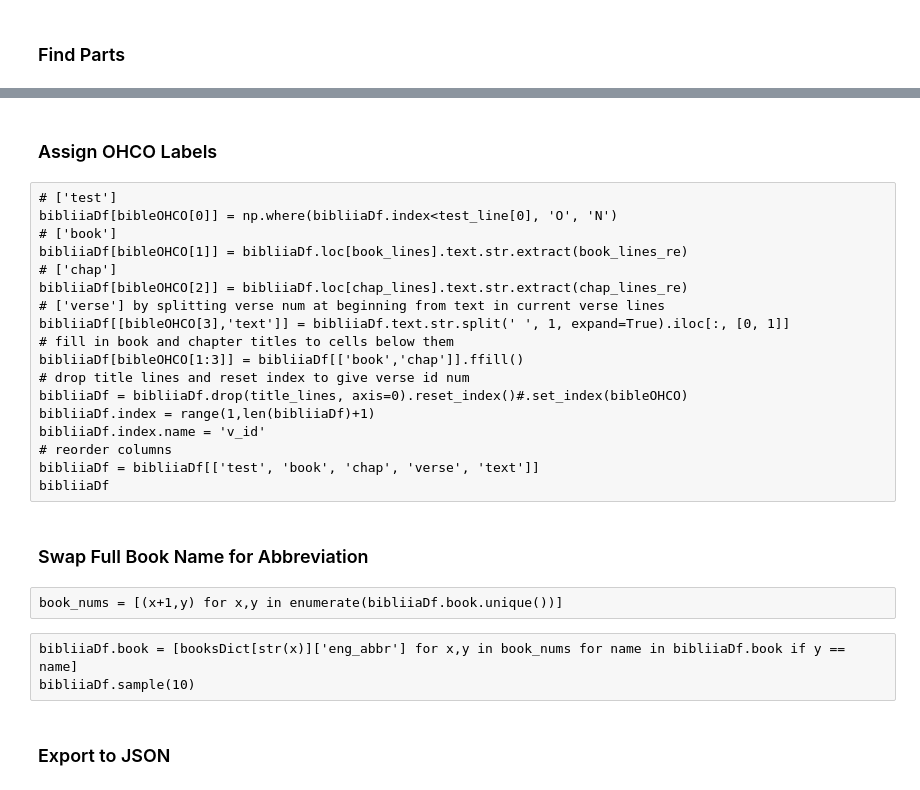
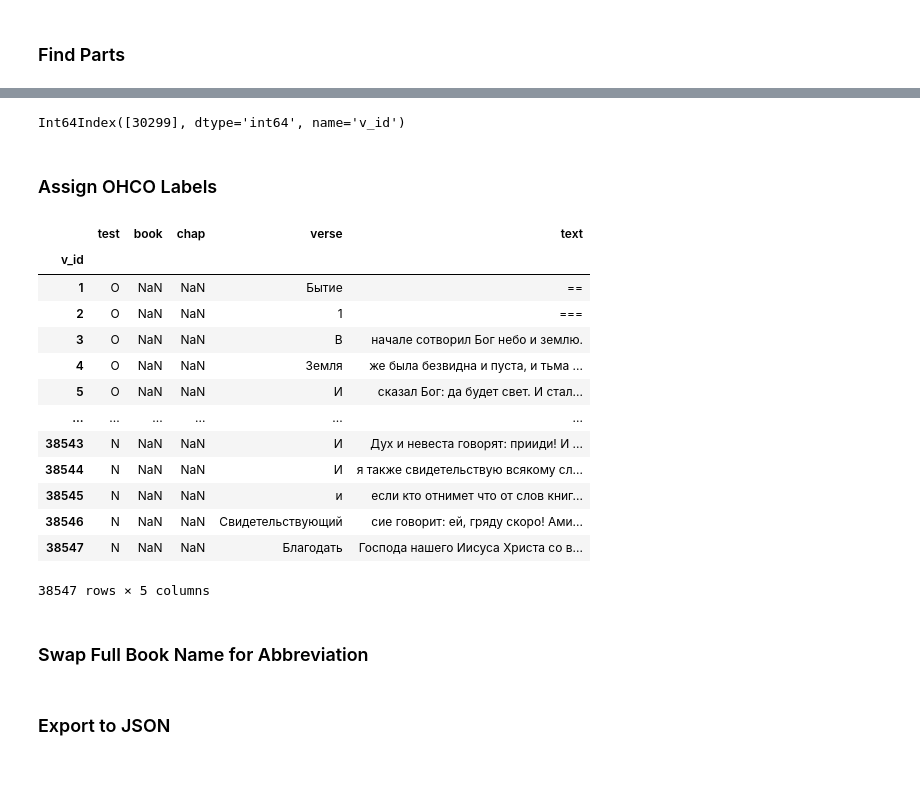
Before and after one commit to kollektivminds/russian-literary-bible, a Jupyter notebook: bible_processing.ipynb, the cells around one changed output, grey strips where cells are left out. Cells and saved outputs as stored; diff of their text form; code cells hidden in the pictures.

```diff
--- a/bible_processing.ipynb
+++ b/bible_processing.ipynb
@@ -47,0 +44,6 @@ bibliiaDf
+# %%
+with open(bibleTXT, 'r', encoding='windows-1251') as f:
+    bibleText = f.readlines()
+
+bibliiaDf = pd.DataFrame(bibleText).rename(columns={0:'text'}).dropna()
+bibliiaDf
@@ -55,0 +66,6 @@ bibliiaDf
+# %%
+# remove blank lines and select puncutation, keeping only header & clean text lines
+bibliiaDf.loc[:,'text'] = bibliiaDf.loc[:,'text'].str.replace(r'\n', '')
+bibliiaDf.loc[:,'text'] = bibliiaDf.loc[:,'text'].str.replace('\]|\[|_|-|', '')
+bibliiaDf = bibliiaDf.loc[bibliiaDf.text != '']
+bibliiaDf
@@ -68,27 +88,49 @@ title_lines
+# %%
+# find df rows containing all the book and chapter title lines
+# as well as the OT/NT split on the 1st page of Matthew
+chap_lines = bibliiaDf.loc[bibliiaDf.text.str.contains(chap_lines_re)].index
+book_lines = bibliiaDf.loc[bibliiaDf.text.str.contains(book_lines_re)].index
+test_line = bibliiaDf.loc[bibliiaDf.text.str.contains(matt_name)].index
+
+# combine the title lines for extraction later
+title_lines = test_line.append([chap_lines, book_lines]).sort_values()
+title_lines
+# %% [output]
+Int64Index([30299], dtype='int64', name='v_id')
 # %% [markdown]
 ### Assign OHCO Labels
-# %% [raw]
-# ['test']
-bibliiaDf[bibleOHCO[0]] = np.where(bibliiaDf.index<test_line[0], 'O', 'N')
-# ['book']
-bibliiaDf[bibleOHCO[1]] = bibliiaDf.loc[book_lines].text.str.extract(book_lines_re)
-# ['chap']
-bibliiaDf[bibleOHCO[2]] = bibliiaDf.loc[chap_lines].text.str.extract(chap_lines_re)
-# ['verse'] by splitting verse num at beginning from text in current verse lines
-bibliiaDf[[bibleOHCO[3],'text']] = bibliiaDf.text.str.split(' ', 1, expand=True).iloc[:, [0, 1]]
-# fill in book and chapter titles to cells below them
-bibliiaDf[bibleOHCO[1:3]] = bibliiaDf[['book','chap']].ffill()
-# drop title lines and reset index to give verse id num
-bibliiaDf = bibliiaDf.drop(title_lines, axis=0).reset_index()#.set_index(bibleOHCO)
-bibliiaDf.index = range(1,len(bibliiaDf)+1)
-bibliiaDf.index.name = 'v_id'
-# reorder columns
-bibliiaDf = bibliiaDf[['test', 'book', 'chap', 'verse', 'text']]
-bibliiaDf
+# %%
+# ['test']
+bibliiaDf[bibleOHCO[0]] = np.where(bibliiaDf.index<test_line[0], 'O', 'N')
+# ['book']
+bibliiaDf[bibleOHCO[1]] = bibliiaDf.loc[book_lines].text.str.extract(book_lines_re)
+# ['chap']
+bibliiaDf[bibleOHCO[2]] = bibliiaDf.loc[chap_lines].text.str.extract(chap_lines_re)
+# ['verse'] by splitting verse num at beginning from text in current verse lines
+bibliiaDf[[bibleOHCO[3],'text']] = bibliiaDf.text.str.split(' ', 1, expand=True).iloc[:, [0, 1]]
+# fill in book and chapter titles to cells below them
+bibliiaDf[bibleOHCO[1:3]] = bibliiaDf[['book','chap']].ffill()
+# drop title lines and reset index to give verse id num
+bibliiaDf = bibliiaDf.drop(title_lines, axis=0).reset_index()#.set_index(bibleOHCO)
+bibliiaDf.index = range(1,len(bibliiaDf)+1)
+bibliiaDf.index.name = 'v_id'
+# reorder columns
+bibliiaDf = bibliiaDf[['test', 'book', 'chap', 'verse', 'text']]
+bibliiaDf
+# %% [output]
+|  | test | book | chap | verse | text |
+| v_id |  |  |  |  |  |
+| 1 | O | NaN | NaN | Бытие | == |
+| 2 | O | NaN | NaN | 1 | === |
+| 3 | O | NaN | NaN | В | начале сотворил Бог небо и землю. |
+| 4 | O | NaN | NaN | Земля | же была безвидна и пуста, и тьма ... |
+| 5 | O | NaN | NaN | И | сказал Бог: да будет свет. И стал... |
+| ... | ... | ... | ... | ... | ... |
+| 38543 | N | NaN | NaN | И | Дух и невеста говорят: прииди! И ... |
+| 38544 | N | NaN | NaN | И | я также свидетельствую всякому сл... |
+| 38545 | N | NaN | NaN | и | если кто отнимет что от слов книг... |
+| 38546 | N | NaN | NaN | Свидетельствующий | сие говорит: ей, гряду скоро! Ами... |
+| 38547 | N | NaN | NaN | Благодать | Господа нашего Иисуса Христа со в... |
+38547 rows × 5 columns
 # %% [markdown]
 ### Swap Full Book Name for Abbreviation
-# %% [raw]
-book_nums = [(x+1,y) for x,y in enumerate(bibliiaDf.book.unique())]
-# %% [raw]
-bibliiaDf.book = [booksDict[str(x)]['eng_abbr'] for x,y in book_nums for name in bibliiaDf.book if y == name]
-bibliiaDf.sample(10)
```
Also changed, not shown: parts of 29 cells of this notebook, 1 other file.
